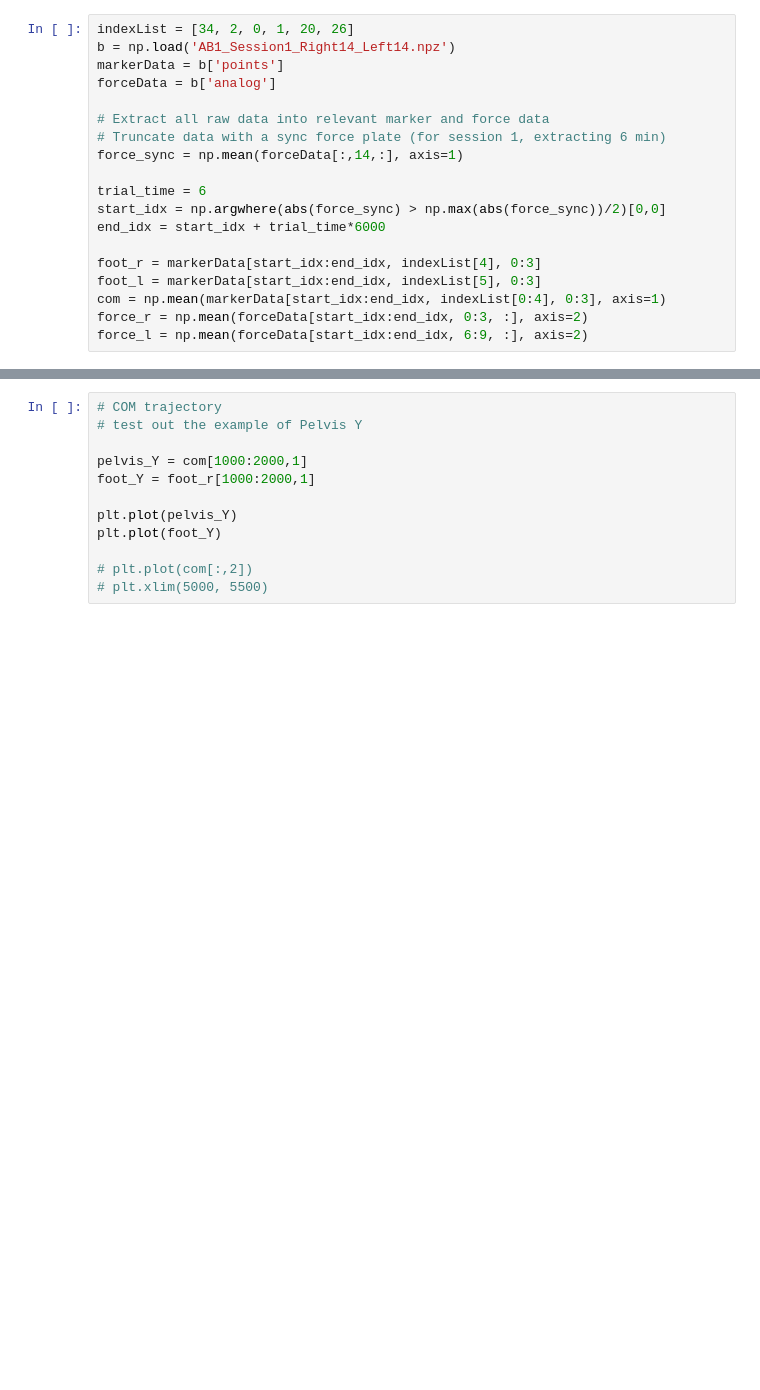
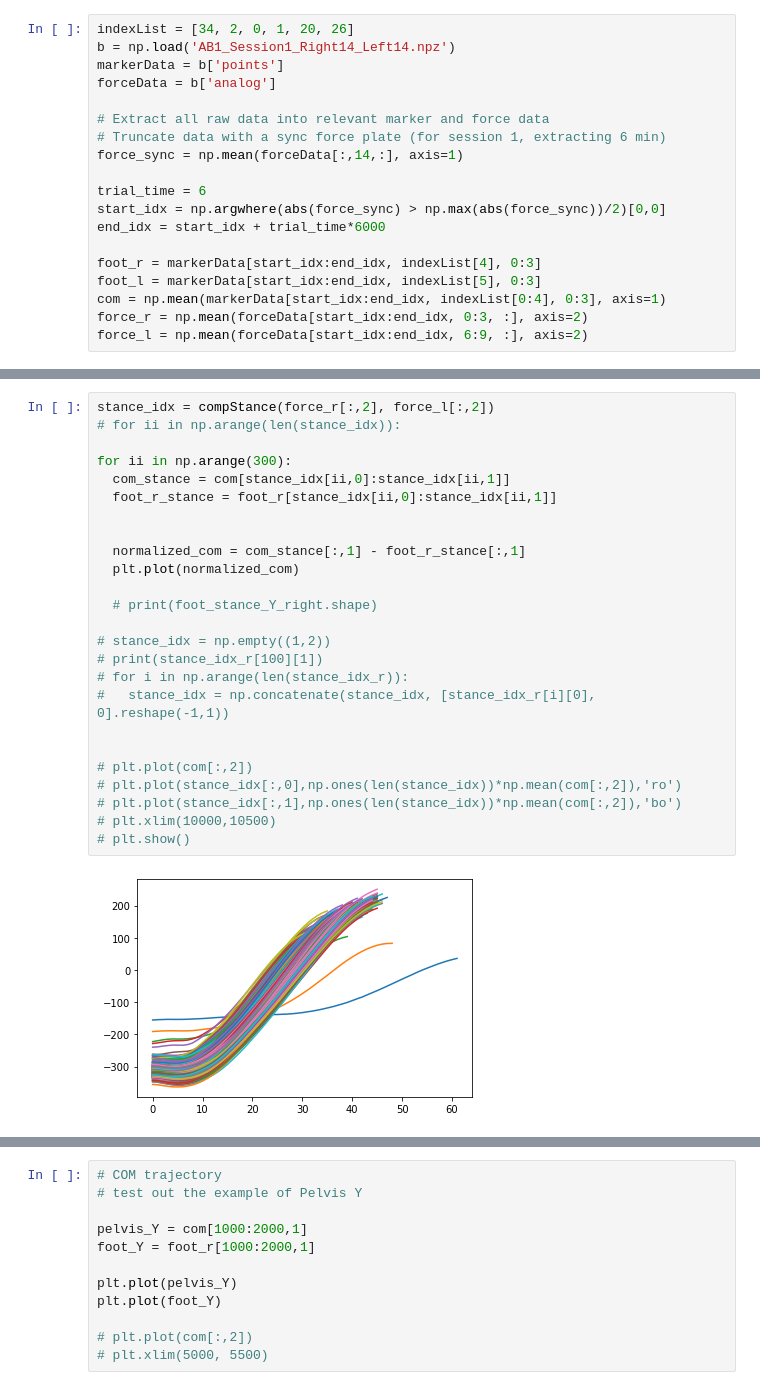
Before and after one commit to inseungkang/learningalgos, a Jupyter notebook: readc3d.ipynb, the cells around one changed output, grey strips where cells are left out. Drawn from its saved outputs; the diff is of its cells as text; blank space fills up the shorter version.

```diff
--- a/readc3d.ipynb
+++ b/readc3d.ipynb
@@ -137,3 +161,30 @@ def compute_stance_idx(force_data):
+# %%
+stance_idx = compStance(force_r[:,2], force_l[:,2])
+# for ii in np.arange(len(stance_idx)):
+
+for ii in np.arange(300):
+  com_stance = com[stance_idx[ii,0]:stance_idx[ii,1]]
+  foot_r_stance = foot_r[stance_idx[ii,0]:stance_idx[ii,1]]
+
+
+  normalized_com = com_stance[:,1] - foot_r_stance[:,1]
+  plt.plot(normalized_com)
+
+  # print(foot_stance_Y_right.shape)
+
+# stance_idx = np.empty((1,2))
+# print(stance_idx_r[100][1])
+# for i in np.arange(len(stance_idx_r)):
+#   stance_idx = np.concatenate(stance_idx, [stance_idx_r[i][0], 0].reshape(-1,1))
+
+
+# plt.plot(com[:,2])
+# plt.plot(stance_idx[:,0],np.ones(len(stance_idx))*np.mean(com[:,2]),'ro')
+# plt.plot(stance_idx[:,1],np.ones(len(stance_idx))*np.mean(com[:,2]),'bo')
+# plt.xlim(10000,10500)
+# plt.show()
+# %% [output]
+[figure, added]
 # %%
 stance_idx_r = compute_stance_idx(force_r[:,2])
 stance_idx_l = compute_stance_idx(force_l[:,2])
```
Also changed, not shown: parts of 3 cells of this notebook.
